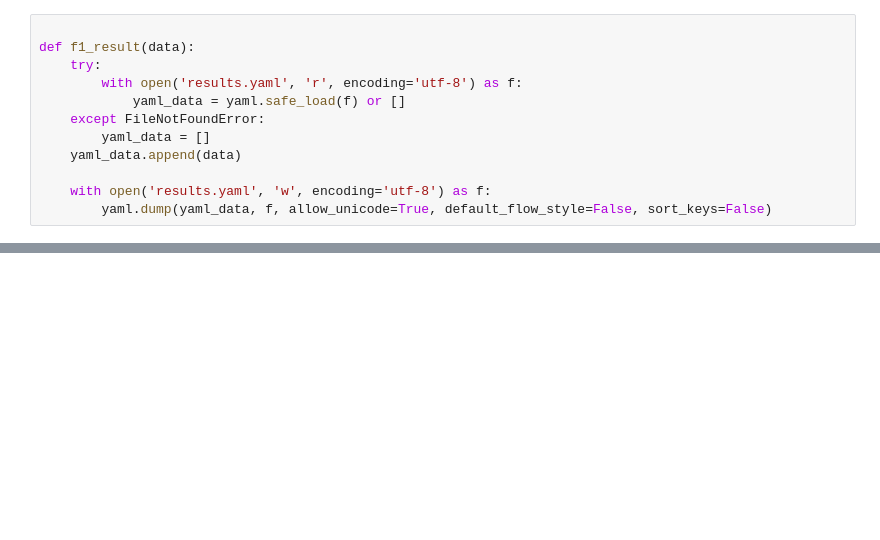
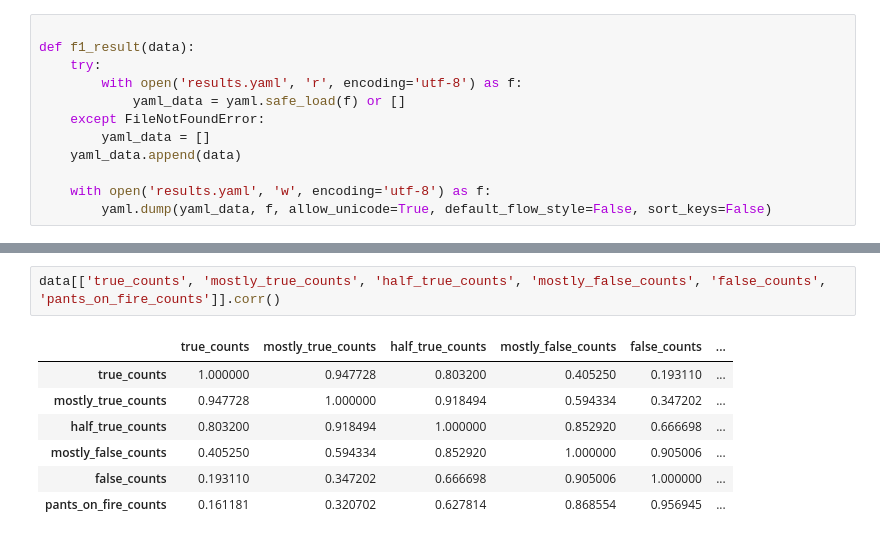
Before and after one commit to Ilian2802/SHPAD2026, a Jupyter notebook: main.ipynb, the cells around one changed output, grey strips where cells are left out. Cells and saved outputs as stored; diff of their text form; blank space fills up the shorter version.

```diff
--- a/main.ipynb
+++ b/main.ipynb
@@ -249,0 +255,10 @@ def f1_result(data):
+# %%
+data[['true_counts', 'mostly_true_counts', 'half_true_counts', 'mostly_false_counts', 'false_counts', 'pants_on_fire_counts']].corr()
+# %% [output]
+|  | true_counts | mostly_true_counts | half_true_counts | mostly_false_counts | false_counts | ... |
+| true_counts | 1.000000 | 0.947728 | 0.803200 | 0.405250 | 0.193110 | ... |
+| mostly_true_counts | 0.947728 | 1.000000 | 0.918494 | 0.594334 | 0.347202 | ... |
+| half_true_counts | 0.803200 | 0.918494 | 1.000000 | 0.852920 | 0.666698 | ... |
+| mostly_false_counts | 0.405250 | 0.594334 | 0.852920 | 1.000000 | 0.905006 | ... |
+| false_counts | 0.193110 | 0.347202 | 0.666698 | 0.905006 | 1.000000 | ... |
+| pants_on_fire_counts | 0.161181 | 0.320702 | 0.627814 | 0.868554 | 0.956945 | ... |
```
Also changed, not shown: parts of 9 cells of this notebook, 1 other file.
